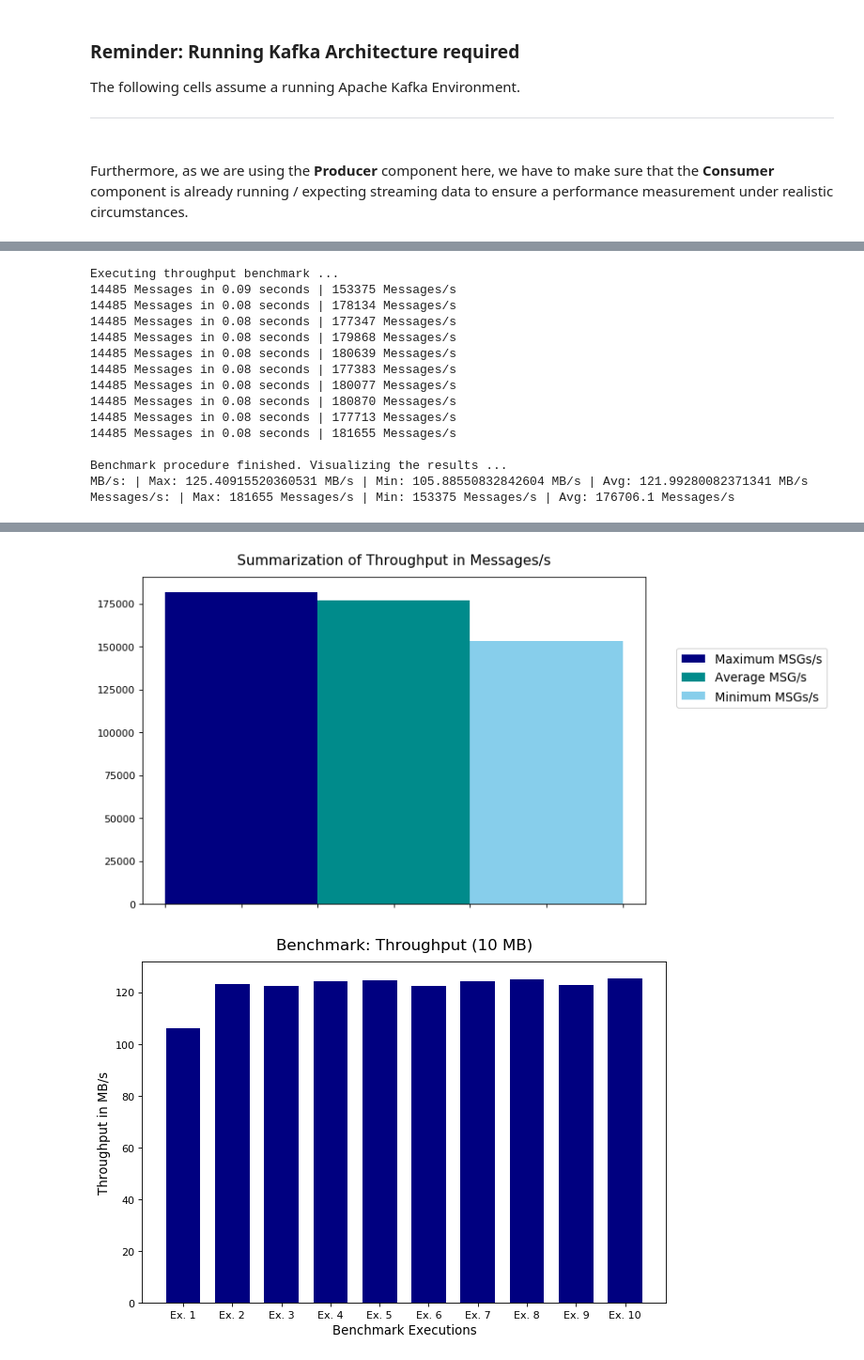
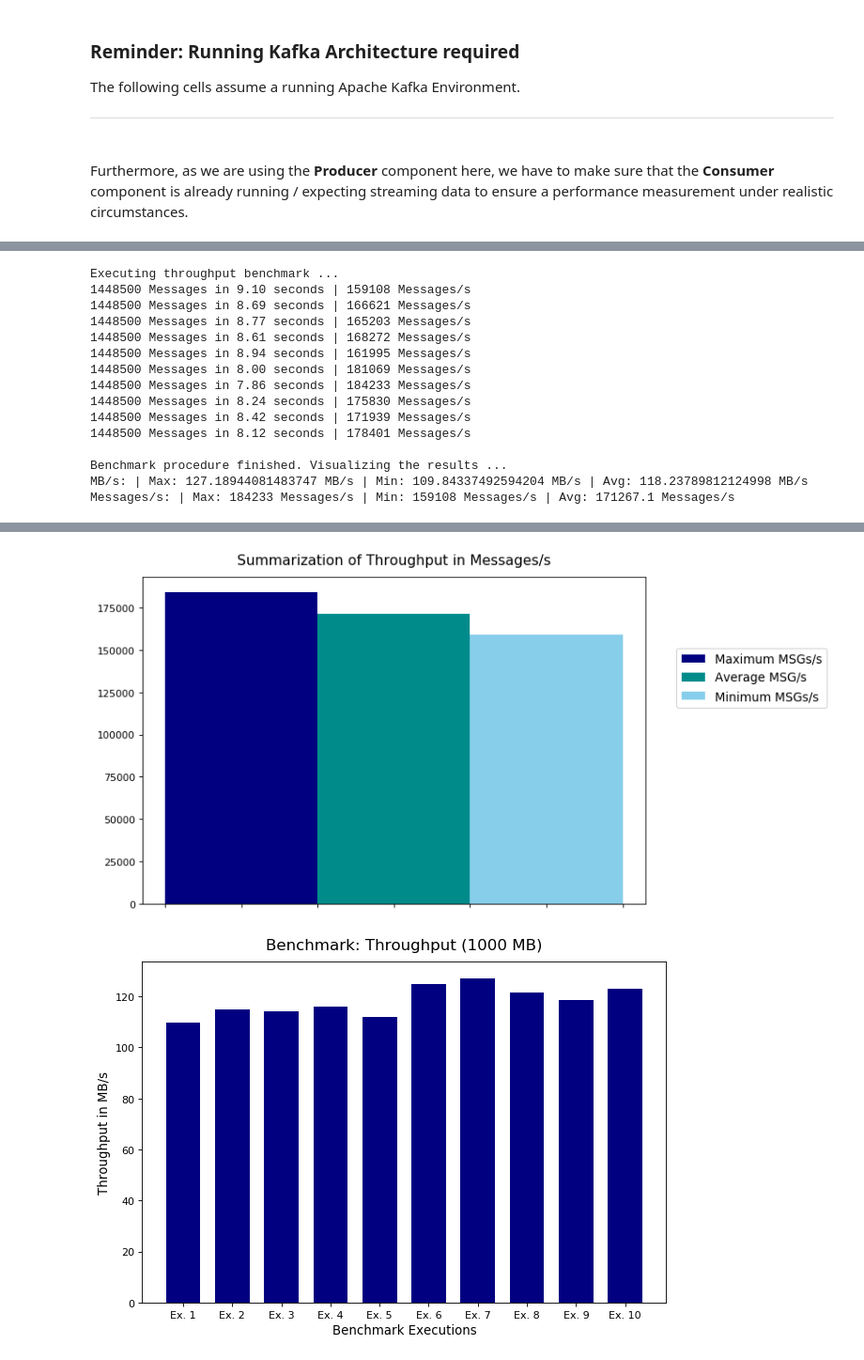
Before and after one commit to Manu10744/Stream-Analytics, a Jupyter notebook: kafka/analytics/one_broker/4_vCPUs/producer.ipynb, the cells around one changed output, grey strips where cells are left out. Shown: that part at 94% size. Drawn from its saved outputs; the diff is of its cells as text; code cells hidden in the pictures.

```diff
--- a/kafka/analytics/one_broker/4_vCPUs/producer.ipynb
+++ b/kafka/analytics/one_broker/4_vCPUs/producer.ipynb
@@ -54,6 +54,7 @@ print(get_system_info())
 # Produce the data / write it to the Kafka Cluster
 producer_config = {
     "bootstrap.servers": "localhost:9092",
+    'queue.buffering.max.messages': 1000000
 }
 p = Producer(producer_config)
 # %% [output]
@@ -189,20 +190,20 @@ def benchmark(mb_per_exec: int = 1000, exec_count: int = 10):
     visualize_results(throughputs_in_mb, throughputs_in_msgs, mb_per_exec, total_messages)
 # %%
 # Execute the benchmark
-benchmark(mb_per_exec=10, exec_count=10)
+benchmark(mb_per_exec=1000, exec_count=10)
 # %% [output]
 Executing throughput benchmark ...
-14485 Messages in 0.09 seconds | 153375 Messages/s
-14485 Messages in 0.08 seconds | 178134 Messages/s
-14485 Messages in 0.08 seconds | 177347 Messages/s
-14485 Messages in 0.08 seconds | 179868 Messages/s
-14485 Messages in 0.08 seconds | 180639 Messages/s
-14485 Messages in 0.08 seconds | 177383 Messages/s
-14485 Messages in 0.08 seconds | 180077 Messages/s
-14485 Messages in 0.08 seconds | 180870 Messages/s
-14485 Messages in 0.08 seconds | 177713 Messages/s
-14485 Messages in 0.08 seconds | 181655 Messages/s
+1448500 Messages in 9.10 seconds | 159108 Messages/s
+1448500 Messages in 8.69 seconds | 166621 Messages/s
+1448500 Messages in 8.77 seconds | 165203 Messages/s
+1448500 Messages in 8.61 seconds | 168272 Messages/s
+1448500 Messages in 8.94 seconds | 161995 Messages/s
+1448500 Messages in 8.00 seconds | 181069 Messages/s
+1448500 Messages in 7.86 seconds | 184233 Messages/s
+1448500 Messages in 8.24 seconds | 175830 Messages/s
+1448500 Messages in 8.42 seconds | 171939 Messages/s
+1448500 Messages in 8.12 seconds | 178401 Messages/s
 
 Benchmark procedure finished. Visualizing the results ...
-MB/s: | Max: 125.40915520360531 MB/s | Min: 105.88550832842604 MB/s | Avg: 121.99280082371341 MB/s
-Messages/s: | Max: 181655 Messages/s | Min: 153375 Messages/s | Avg: 176706.1 Messages/s
+MB/s: | Max: 127.18944081483747 MB/s | Min: 109.84337492594204 MB/s | Avg: 118.23789812124998 MB/s
+Messages/s: | Max: 184233 Messages/s | Min: 159108 Messages/s | Avg: 171267.1 Messages/s
@@ -210,2 +211,2 @@ Messages/s: | Max: 181655 Messages/s | Min: 153375 Messages/s | Avg: 176706.1 Me
-[figure, old version]
+[figure, new version]
-[figure, old version]
+[figure, new version]
```
Also changed, not shown: parts of 2 cells of this notebook.
